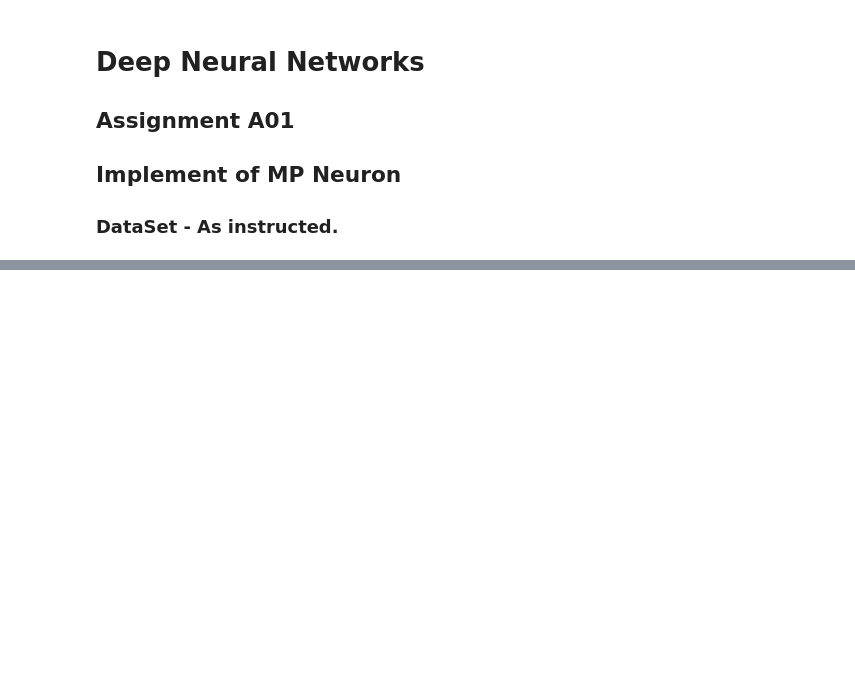
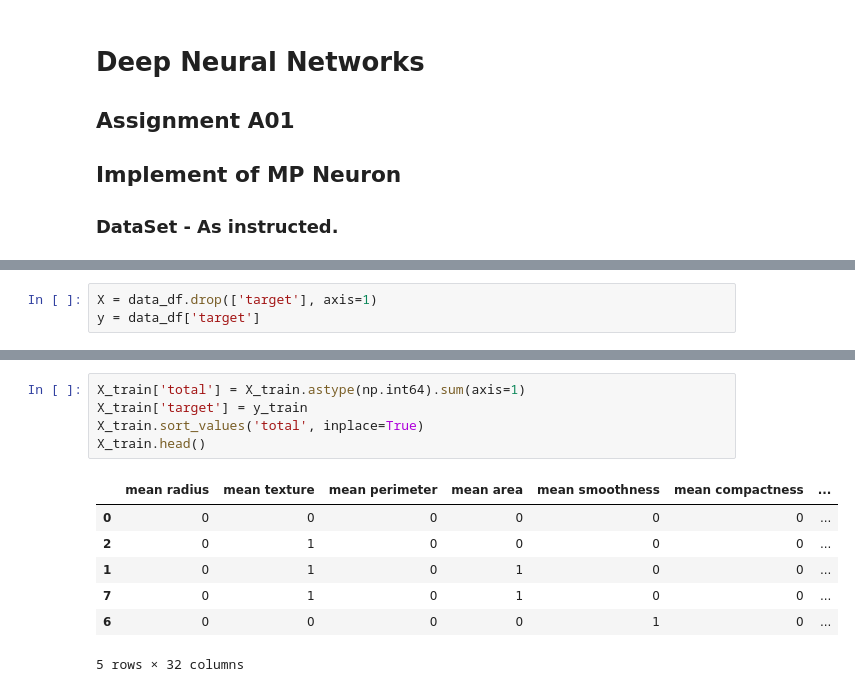
Before and after one commit to sngrajesh/DeepLearningAndNeuralNetworks, a Jupyter notebook: Assignment/8028_Rajesh_A01.ipynb, the cells around one changed output, grey strips where cells are left out. Cells and saved outputs as stored; diff of their text form; blank space fills up the shorter version.

```diff
--- a/Assignment/8028_Rajesh_A01.ipynb
+++ b/Assignment/8028_Rajesh_A01.ipynb
@@ -337,0 +168,3 @@ plt.show()
+# %%
+X = data_df.drop(['target'], axis=1)
+y = data_df['target']
@@ -337,0 +177,13 @@ plt.show()
+# %%
+X_train['total'] = X_train.astype(np.int64).sum(axis=1)
+X_train['target'] = y_train
+X_train.sort_values('total', inplace=True)
+X_train.head()
+# %% [output]
+|  | mean radius | mean texture | mean perimeter | mean area | mean smoothness | mean compactness | ... |
+| 0 | 0 | 0 | 0 | 0 | 0 | 0 | ... |
+| 2 | 0 | 1 | 0 | 0 | 0 | 0 | ... |
+| 1 | 0 | 1 | 0 | 1 | 0 | 0 | ... |
+| 7 | 0 | 1 | 0 | 1 | 0 | 0 | ... |
+| 6 | 0 | 0 | 0 | 0 | 1 | 0 | ... |
+5 rows × 32 columns
```
Also changed, not shown: parts of 35 cells of this notebook, 5 other files.
